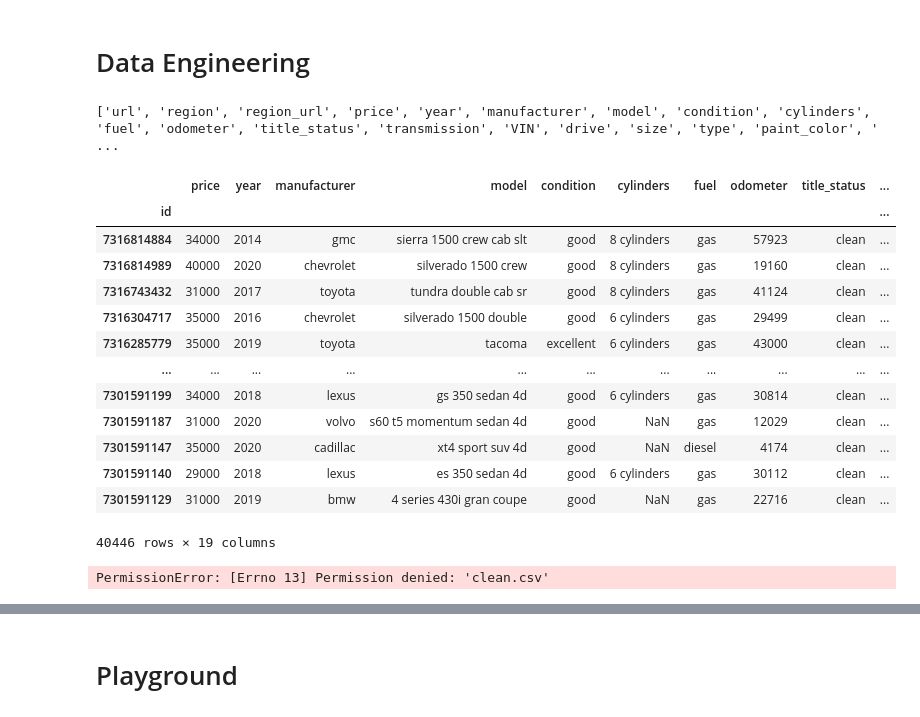
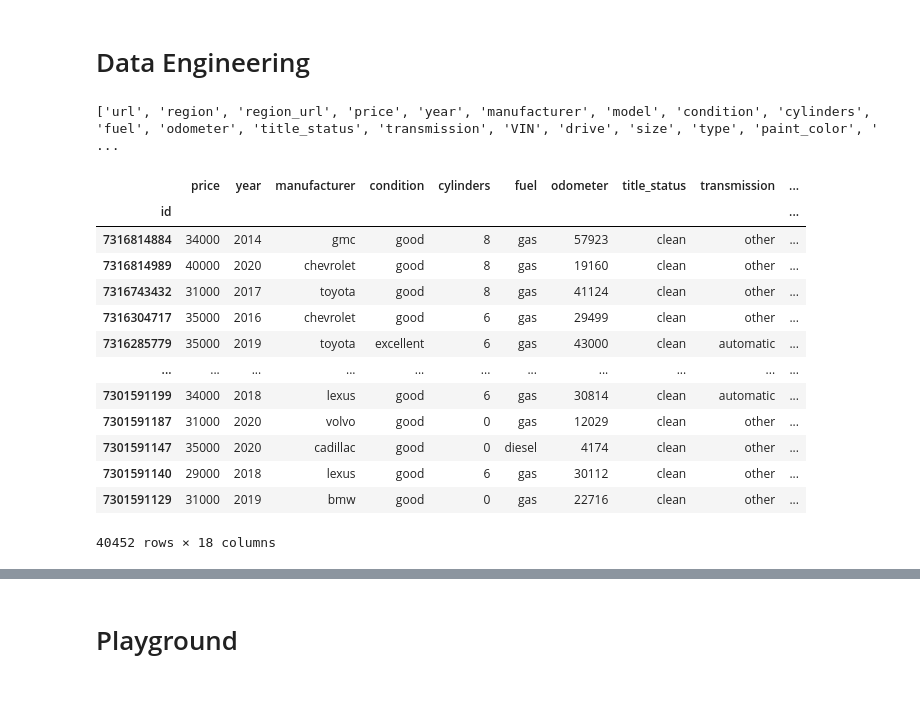
Before and after one commit to jmbreche/cars, a Jupyter notebook: main.ipynb, the cells around one changed output, grey strips where cells are left out. Cells and saved outputs as stored; diff of their text form; code cells hidden in the pictures.

```diff
--- a/main.ipynb
+++ b/main.ipynb
@@ -8,48 +8,55 @@ from IPython.display import display
 from collections import Counter
 
 df = pd.read_csv("vehicles.csv", index_col="id", parse_dates=True, infer_datetime_format=True)
 
 print(list(df.columns))
 
 df = df.drop([
+    "model",
     "url",
     "region",
     "region_url",
     "image_url",
     "description",
     "VIN"
 ], axis="columns")
 
 df = df.dropna(subset=["price", "year", "odometer", "lat", "long"])
-df[["price", "year", "odometer"]] = df[["price", "year", "odometer"]].astype(int)
 
 df["price"] = round(df["price"], -3)
 
 cnt_keys = np.array(list(Counter(df["price"]).keys()))
 cnt_vals = list(Counter(df["price"]).values())
 
 df = df[df["price"].isin(cnt_keys[np.abs(stats.zscore(cnt_vals)) < 1])]
 
 df = df[(np.abs(stats.zscore(df[["price", "odometer", "lat", "long"]])) < 1).all(axis=1)]
 
+df["condition"] = df["condition"].replace("like new", "new")
+df["cylinders"] = df["cylinders"].fillna("0")
+df["cylinders"] = df["cylinders"].replace("other", "0")
+
+df["cylinders"] = pd.to_numeric(df["cylinders"].str.extract('(\d+\.?\d*)')[0], downcast="integer")
+
+df[["price", "year", "cylinders", "odometer"]] = df[["price", "year", "cylinders", "odometer"]].astype(int)
+
 display(df)
 df.to_csv("clean.csv")
 # %% [output]
 ['url', 'region', 'region_url', 'price', 'year', 'manufacturer', 'model', 'condition', 'cylinders', 'fuel', 'odometer', 'title_status', 'transmission', 'VIN', 'drive', 'size', 'type', 'paint_color', ' ...
-|  | price | year | manufacturer | model | condition | cylinders | fuel | odometer | title_status | ... |
+|  | price | year | manufacturer | condition | cylinders | fuel | odometer | title_status | transmission | ... |
 | id |  |  |  |  |  |  |  |  |  | ... |
-| 7316814884 | 34000 | 2014 | gmc | sierra 1500 crew cab slt | good | 8 cylinders | gas | 57923 | clean | ... |
-| 7316814989 | 40000 | 2020 | chevrolet | silverado 1500 crew | good | 8 cylinders | gas | 19160 | clean | ... |
-| 7316743432 | 31000 | 2017 | toyota | tundra double cab sr | good | 8 cylinders | gas | 41124 | clean | ... |
-| 7316304717 | 35000 | 2016 | chevrolet | silverado 1500 double | good | 6 cylinders | gas | 29499 | clean | ... |
-| 7316285779 | 35000 | 2019 | toyota | tacoma | excellent | 6 cylinders | gas | 43000 | clean | ... |
+| 7316814884 | 34000 | 2014 | gmc | good | 8 | gas | 57923 | clean | other | ... |
+| 7316814989 | 40000 | 2020 | chevrolet | good | 8 | gas | 19160 | clean | other | ... |
+| 7316743432 | 31000 | 2017 | toyota | good | 8 | gas | 41124 | clean | other | ... |
+| 7316304717 | 35000 | 2016 | chevrolet | good | 6 | gas | 29499 | clean | other | ... |
+| 7316285779 | 35000 | 2019 | toyota | excellent | 6 | gas | 43000 | clean | automatic | ... |
 | ... | ... | ... | ... | ... | ... | ... | ... | ... | ... | ... |
-| 7301591199 | 34000 | 2018 | lexus | gs 350 sedan 4d | good | 6 cylinders | gas | 30814 | clean | ... |
-| 7301591187 | 31000 | 2020 | volvo | s60 t5 momentum sedan 4d | good | NaN | gas | 12029 | clean | ... |
-| 7301591147 | 35000 | 2020 | cadillac | xt4 sport suv 4d | good | NaN | diesel | 4174 | clean | ... |
-| 7301591140 | 29000 | 2018 | lexus | es 350 sedan 4d | good | 6 cylinders | gas | 30112 | clean | ... |
-| 7301591129 | 31000 | 2019 | bmw | 4 series 430i gran coupe | good | NaN | gas | 22716 | clean | ... |
+| 7301591199 | 34000 | 2018 | lexus | good | 6 | gas | 30814 | clean | automatic | ... |
+| 7301591187 | 31000 | 2020 | volvo | good | 0 | gas | 12029 | clean | other | ... |
+| 7301591147 | 35000 | 2020 | cadillac | good | 0 | diesel | 4174 | clean | other | ... |
+| 7301591140 | 29000 | 2018 | lexus | good | 6 | gas | 30112 | clean | other | ... |
+| 7301591129 | 31000 | 2019 | bmw | good | 0 | gas | 22716 | clean | other | ... |
-40446 rows × 19 columns
+40452 rows × 18 columns
-PermissionError: [Errno 13] Permission denied: 'clean.csv'
 # %% [markdown]
 # Univariate Analysis
```
Also changed, not shown: parts of 5 cells of this notebook, 4 other files.
